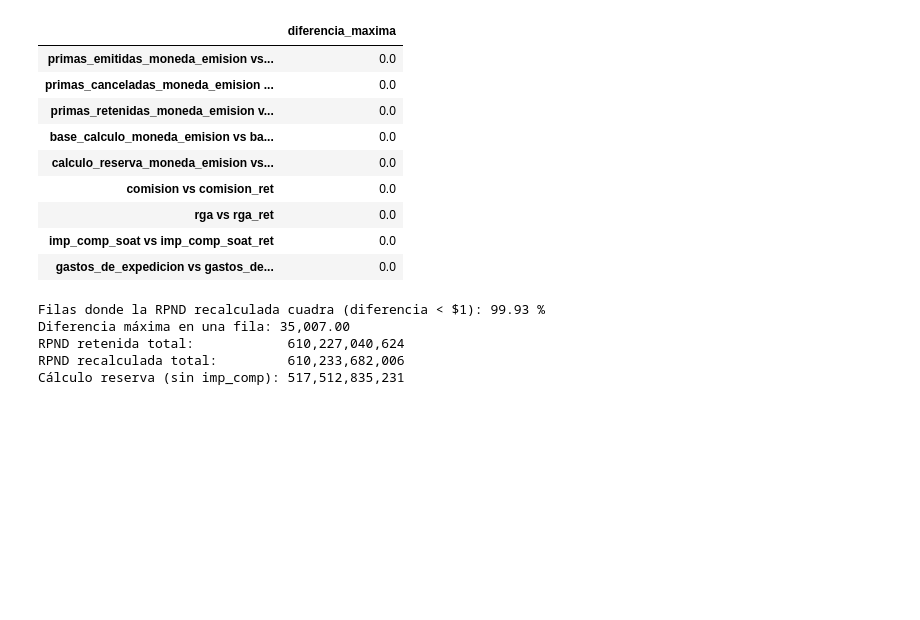
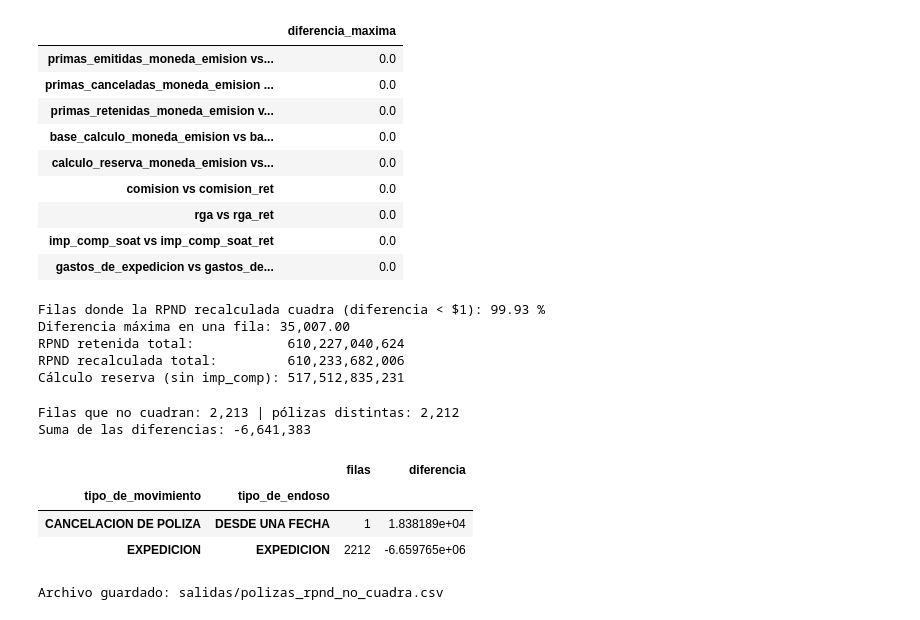
Before and after one commit to eagomezm1989/trabajo-final-bigdata-soat, a Jupyter notebook: 01_eda.ipynb, the cells around one changed output. Saved outputs shown, nothing was run; the diff lists cells and outputs as text; code cells hidden in the pictures; blank space fills up the shorter version.

```diff
--- a/01_eda.ipynb
+++ b/01_eda.ipynb
@@ -586,3 +586,34 @@ Diferencia máxima en una fila: 35,007.00
 RPND retenida total:            610,227,040,624
 RPND recalculada total:         610,233,682,006
 Cálculo reserva (sin imp_comp): 517,512,835,231
+# %%
+import os
+
+cols = ["sucursal", "id_poliza", "endoso", "tipo_de_movimiento", "tipo_de_endoso",
+        "fecha_de_emision", "fecha_inicio_de_vigencia", "fecha_fin_de_vigencia",
+        "dias_de_vigencia", "dias_por_devengar", "coeficiente",
+        "primas_emitidas_moneda_emision", "primas_canceladas_moneda_emision",
+        "primas_retenidas_moneda_emision", "imp_comp_soat",
+        "rpnd_retenida", "rpnd_recalculada", "diferencia"]
+
+ddf_rev = ddf.assign(rpnd_recalculada=rpnd_recalculada,
+                     diferencia=ddf["rpnd_retenida"] - rpnd_recalculada)
+no_cuadran = ddf_rev[ddf_rev["diferencia"].abs() >= 1][cols].compute()
+
+print(f"Filas que no cuadran: {len(no_cuadran):,} | pólizas distintas: {no_cuadran['id_poliza'].nunique():,}")
+print(f"Suma de las diferencias: {no_cuadran['diferencia'].sum():,.0f}")
+display(no_cuadran.groupby(["tipo_de_movimiento", "tipo_de_endoso"])
+        .agg(filas=("id_poliza", "count"), diferencia=("diferencia", "sum")))
+
+os.makedirs("salidas", exist_ok=True)
+no_cuadran.to_csv("salidas/polizas_rpnd_no_cuadra.csv", index=False,
+                  sep=";", decimal=",", encoding="utf-8-sig")
+print("Archivo guardado: salidas/polizas_rpnd_no_cuadra.csv")
+# %% [output]
+Filas que no cuadran: 2,213 | pólizas distintas: 2,212
+Suma de las diferencias: -6,641,383
+|  |  | filas | diferencia |
+| tipo_de_movimiento | tipo_de_endoso |  |  |
+| CANCELACION DE POLIZA | DESDE UNA FECHA | 1 | 1.838189e+04 |
+| EXPEDICION | EXPEDICION | 2212 | -6.659765e+06 |
+Archivo guardado: salidas/polizas_rpnd_no_cuadra.csv
```
Also changed, not shown: parts of 1 cell of this notebook, 1 other file.
